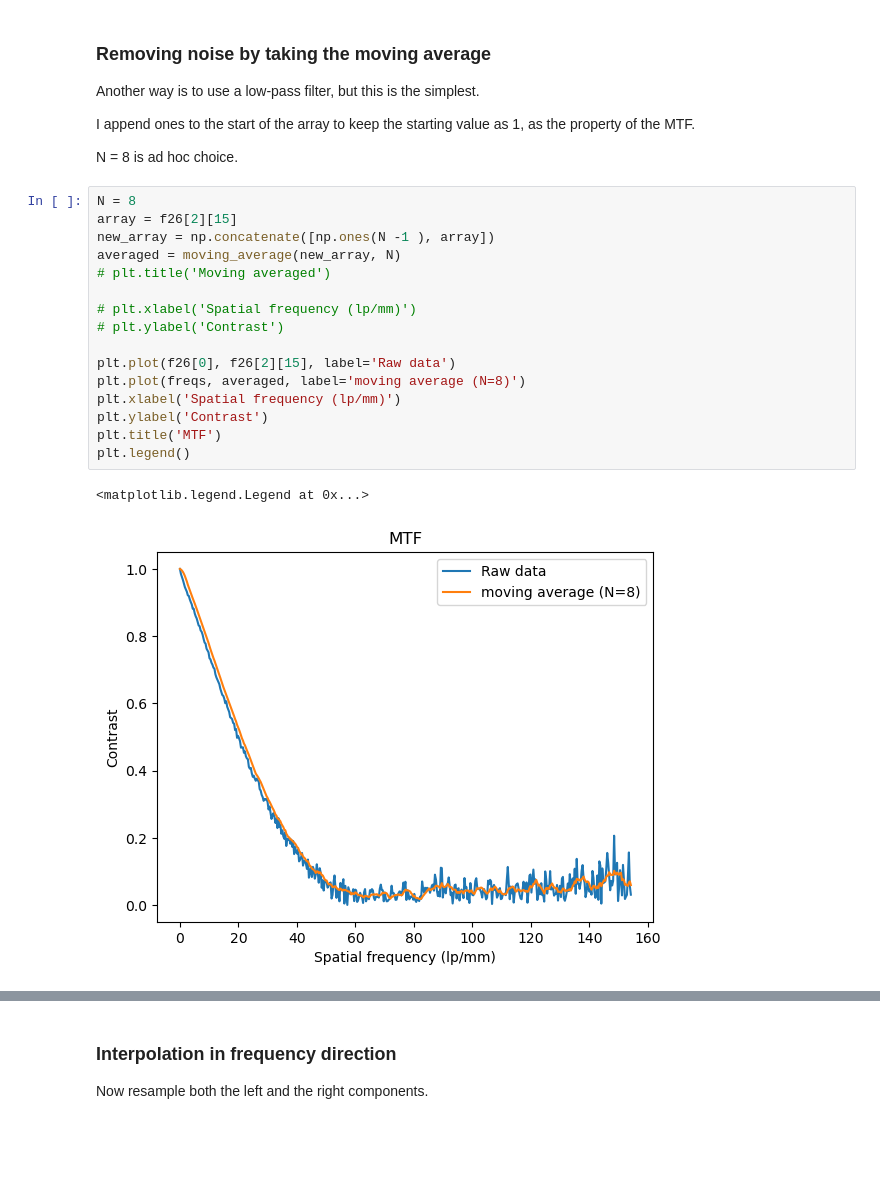
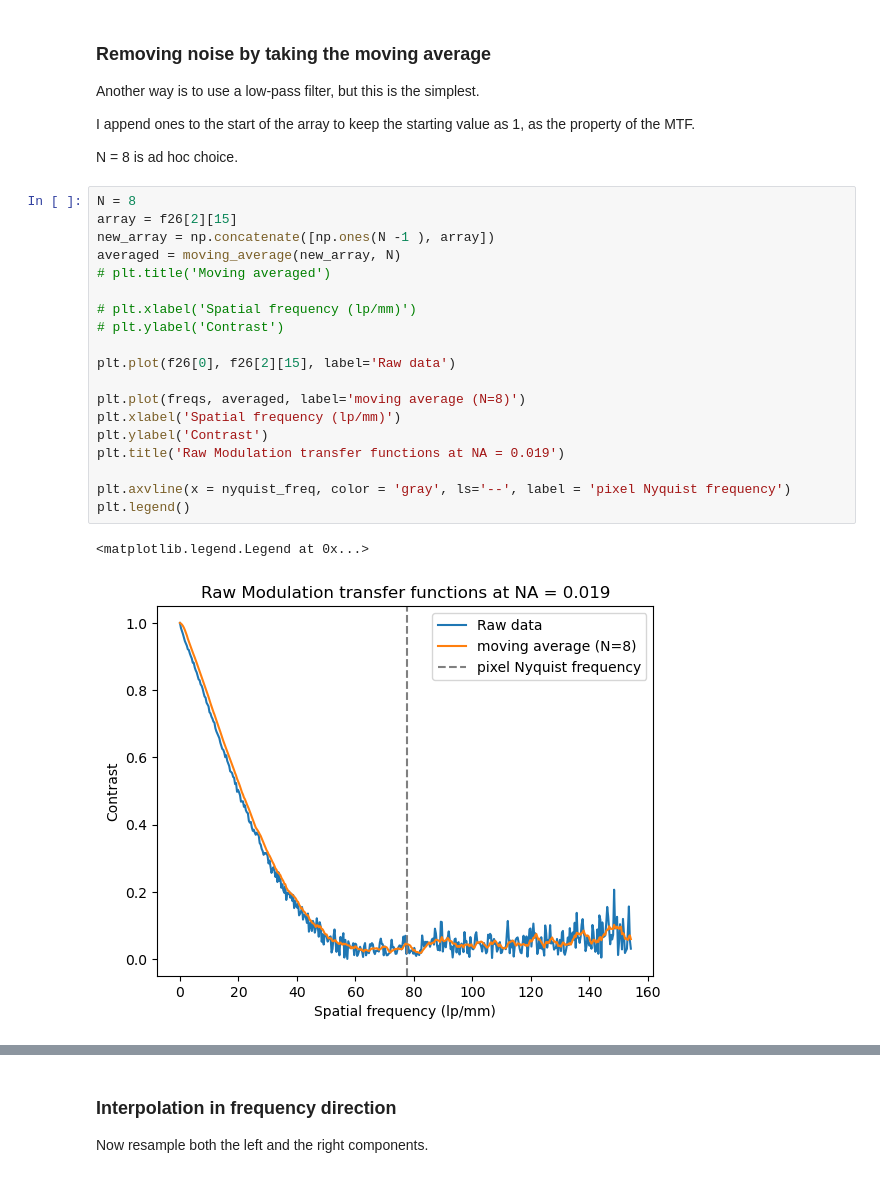
Before and after one commit to kwokkenton/optea, a Jupyter notebook: mtf/mtf_to_filter.ipynb, the cells around one changed output, grey strips where cells are left out. Cells and saved outputs as stored; diff of their text form; blank space fills up the shorter version.

```diff
--- a/mtf/mtf_to_filter.ipynb
+++ b/mtf/mtf_to_filter.ipynb
@@ -114,19 +114,22 @@ N = 8 is ad hoc choice.
 # %%
 N = 8
 array = f26[2][15]
 new_array = np.concatenate([np.ones(N -1 ), array])
 averaged = moving_average(new_array, N)
 # plt.title('Moving averaged')
 
 # plt.xlabel('Spatial frequency (lp/mm)')
 # plt.ylabel('Contrast')
 
 plt.plot(f26[0], f26[2][15], label='Raw data')
+
 plt.plot(freqs, averaged, label='moving average (N=8)')
 plt.xlabel('Spatial frequency (lp/mm)')
 plt.ylabel('Contrast')
-plt.title('MTF')
+plt.title('Raw Modulation transfer functions at NA = 0.019')
+
+plt.axvline(x = nyquist_freq, color = 'gray', ls='--', label = 'pixel Nyquist frequency')
 plt.legend()
 # %% [output]
 <matplotlib.legend.Legend at 0x...>
-[figure, old version]
+[figure, new version]
```
Also changed, not shown: parts of 8 cells of this notebook, 1 other file.
